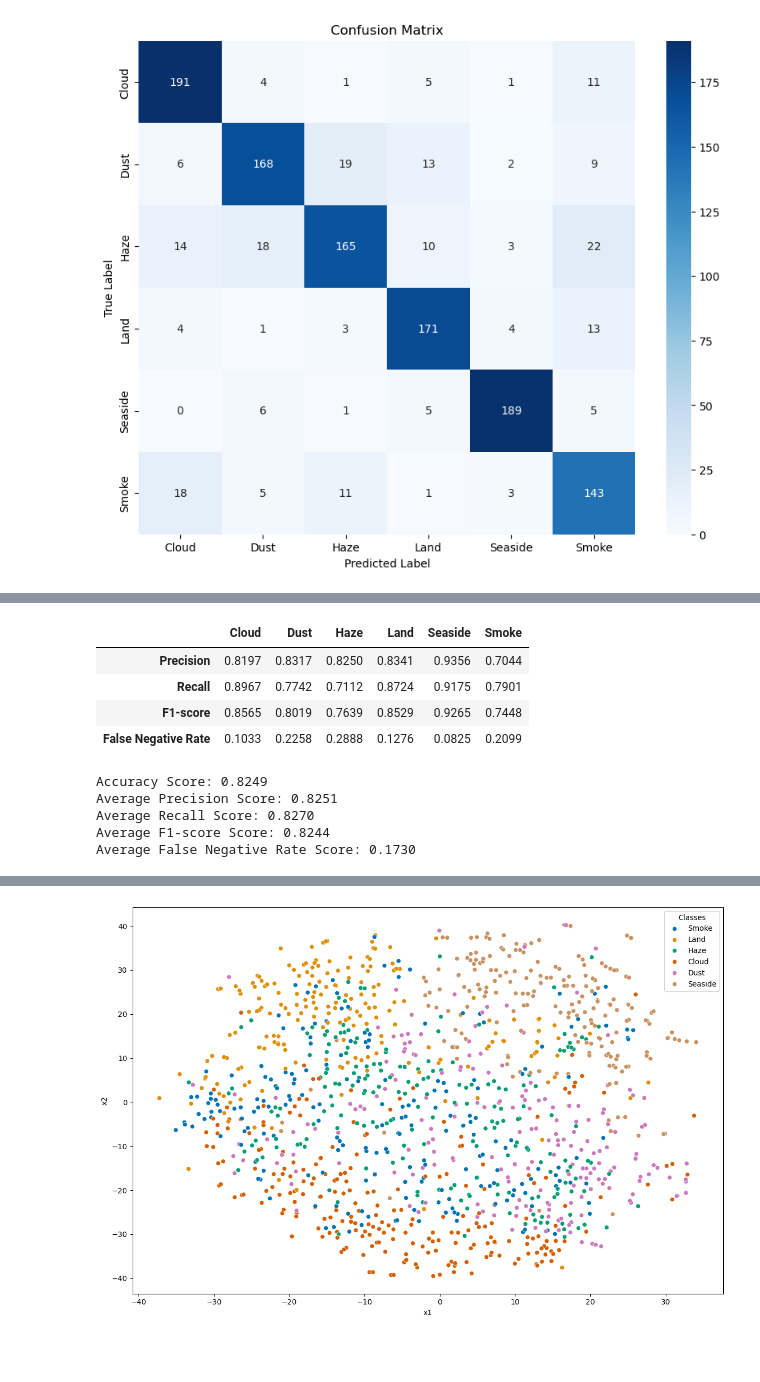
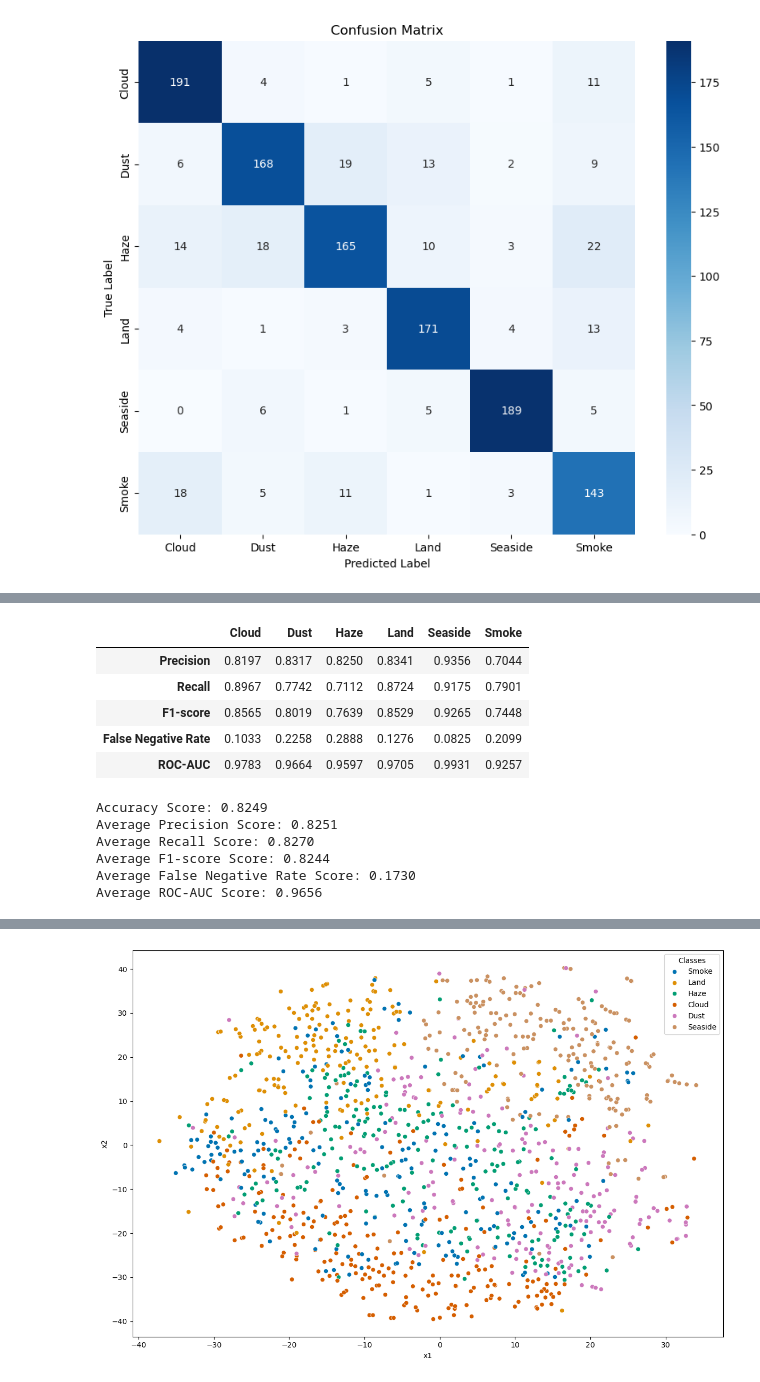
Before and after one commit to pimPijnenburg/Thesis, a Jupyter notebook: USTC_SmokeRS_dataset/code/transfer_learning/results/NASNetMobile_results.ipynb, the cells around one changed output, grey strips where cells are left out. Cells and saved outputs as stored; diff of their text form; code cells hidden in the pictures; blank space fills up the shorter version.

```diff
--- a/USTC_SmokeRS_dataset/code/transfer_learning/results/nasnet_mobile_results.ipynb
+++ b/USTC_SmokeRS_dataset/code/transfer_learning/results/NASNetMobile_results.ipynb
@@ -96,3 +96,5 @@ plt.xlabel('Predicted Label')
 plt.show()
 # %% [output]
 [figure]
+# %%
+y_pred_proba = nasnet_mobile.predict(X_test)
@@ -99,31 +103,39 @@ plt.show()
 # %%
+from sklearn.metrics import roc_auc_score
+from sklearn.preprocessing import label_binarize
+
 n_classes = len(class_labels)
 FP = confusion_matrix.sum(axis=0) - np.diag(confusion_matrix)
 FN = confusion_matrix.sum(axis=1) - np.diag(confusion_matrix)
 TP = np.diag(confusion_matrix)
 TN = confusion_matrix.sum() - (FP + FN + TP)
 
-metrics = ['Precision', 'Recall', 'F1-score', 'False Negative Rate']
+
+y_true_binary = label_binarize(y_true, classes = np.arange(n_classes))
+
+metrics = ['Precision', 'Recall', 'F1-score', 'False Negative Rate', 'ROC-AUC']
 
 df_metrics = pd.DataFrame(index=metrics, columns=class_labels)
 
 for i in range(n_classes):
     df_metrics.iloc[0, i] = TP[i] / (TP[i] + FP[i])
     df_metrics.iloc[1, i] = TP[i] / (TP[i] + FN[i])
     df_metrics.iloc[2, i] = 2 * TP[i] / (2 * TP[i] + FP[i] + FN[i])
     df_metrics.iloc[3, i] = FN[i] / (FN[i] + TP[i])  # False Negative Rate
+    df_metrics.iloc[4, i] = roc_auc_score(y_true_binary[:, i], y_pred_proba[:, i])
 
 def round_fn(input):
     return round(input, 4)
 
 df_metrics = df_metrics.map(round_fn)
 df_metrics
 # %% [output]
 |  | Cloud | Dust | Haze | Land | Seaside | Smoke |
 | Precision | 0.8197 | 0.8317 | 0.8250 | 0.8341 | 0.9356 | 0.7044 |
 | Recall | 0.8967 | 0.7742 | 0.7112 | 0.8724 | 0.9175 | 0.7901 |
 | F1-score | 0.8565 | 0.8019 | 0.7639 | 0.8529 | 0.9265 | 0.7448 |
 | False Negative Rate | 0.1033 | 0.2258 | 0.2888 | 0.1276 | 0.0825 | 0.2099 |
+| ROC-AUC | 0.9783 | 0.9664 | 0.9597 | 0.9705 | 0.9931 | 0.9257 |
 # %%
 from sklearn.metrics import accuracy_score
 
@@ -137,6 +149,7 @@ Average Precision Score: 0.8251
 Average Recall Score: 0.8270
 Average F1-score Score: 0.8244
 Average False Negative Rate Score: 0.1730
+Average ROC-AUC Score: 0.9656
 # %%
 feature_extractor = Model(inputs=nasnet_mobile.input, outputs=nasnet_mobile.get_layer('global_average_pooling2d').output)
 feature_extractor_pred = feature_extractor.predict(X_test)
```
Also changed, not shown: parts of 6 cells of this notebook, 11 other files.
